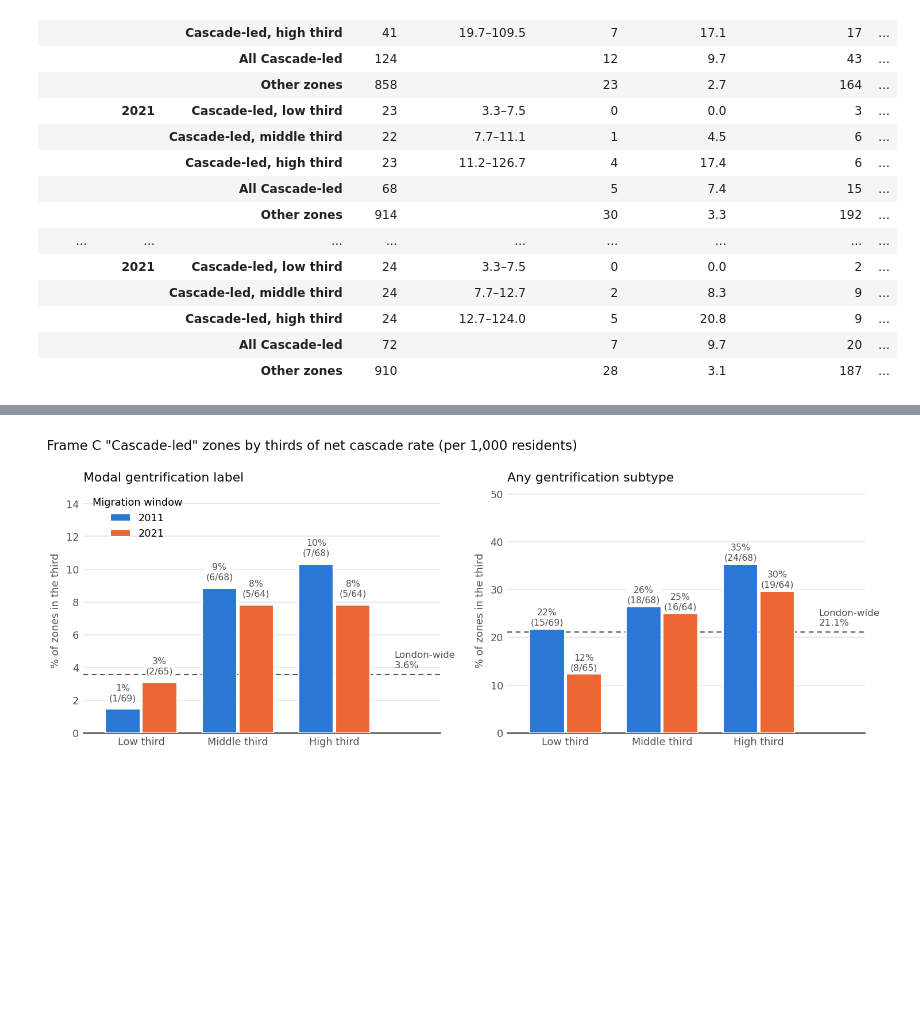
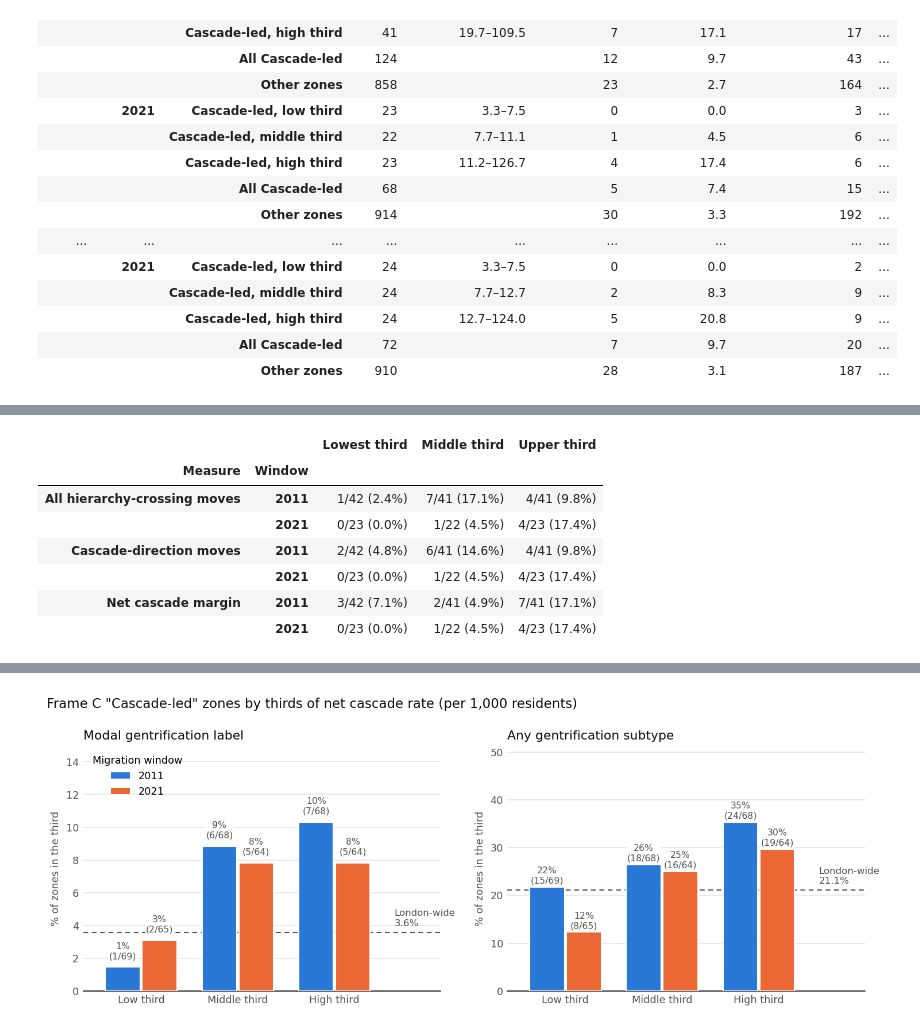
Before and after one commit to yxing82/dissertation-manuscript-replication, a Jupyter notebook: scripts/diag_population_rates.ipynb, the cells around one changed output, grey strips where cells are left out. Drawn from its saved outputs; the diff is of its cells as text; code cells hidden in the pictures; blank space fills up the shorter version.

Commit message:
update the population rate - third check under all frames

```diff
--- a/scripts/diag_population_rates.ipynb
+++ b/scripts/diag_population_rates.ipynb
@@ -601,0 +606,91 @@ display(pd.concat(long).set_index(["Frame", "Window", "Group"]).style.format(fmt
+# %%
+# Section 2 computed the hierarchy-crossing rate (C + E) / P and the net cascade
+# rate (C - E) / P. This cell adds the cascade-direction rate C / P, using
+# C = ((C + E) + (C - E)) / 2, then ranks the "Cascade-led" zones of each frame and
+# window by each measure in turn and splits them into equal-sized thirds.
+
+# cascade-direction moves and rate, checked against the raw flows (Frames A and C)
+for yr, Y in YEARS:
+    P = d[f"pop_{Y}"]
+    for fr in FRAMES:
+        d[f"casc_{fr}_{Y}"] = (d[f"xdec_{fr}_{Y}"] + d[f"net_{fr}_{Y}"]) / 2
+        d[f"casc_rate_{fr}_{Y}"] = PER * d[f"casc_{fr}_{Y}"] / P
+    for fr, s in [("A", yr), ("C", f"nat_{yr}")]:
+        c = d[f"Inflow_Wealthier_{s}"] + d[f"Outflow_Poorer_{s}"]
+        assert np.allclose(d[f"casc_{fr}_{Y}"], c), (fr, Y)
+
+S11_MEASURES = [("xdec_rate", "All hierarchy-crossing moves"),
+                ("casc_rate", "Cascade-direction moves"),
+                ("net_rate", "Net cascade margin")]
+S11_ORDER = [label for _, label in S11_MEASURES]
+S11_COLS = ["Lowest third", "Middle third", "Upper third"]
+
+rows = []
+for fr in FRAMES:
+    for yr, Y in YEARS:
+        cl = d[d[f"Typ_{fr}_{yr}"].eq("Cascade-led")]
+        for m, label in S11_MEASURES:
+            col = f"{m}_{fr}_{Y}"
+            third = pd.qcut(cl[col], 3, labels=THIRDS)
+            for t in THIRDS:
+                g = cl[third.eq(t)]
+                rows.append({"Frame": fr, "Window": Y, "Measure": label, "Third": t,
+                             "Zones": len(g),
+                             "Modal label": int(g.gen_modal.sum()),
+                             "Modal label %": 100 * g.gen_modal.mean(),
+                             "Rate min": g[col].min(), "Rate max": g[col].max()})
+s11 = pd.DataFrame(rows)
+
+# check: the net-cascade thirds equal those of section 4a (cell above)
+for (fr, Y), t in a2_thirds.items():
+    mine = s11[s11.Frame.eq(fr) & s11.Window.eq(Y) & s11.Measure.eq("Net cascade margin")]
+    assert mine["Zones"].tolist() == t["Zones"].iloc[:3].tolist(), (fr, Y)
+    assert mine["Modal label"].tolist() == t["Modal label"].iloc[:3].tolist(), (fr, Y)
+
+s11["Cell"] = [f"{k}/{n} ({p:.1f}%)"
+               for k, n, p in zip(s11["Modal label"], s11["Zones"], s11["Modal label %"])]
+s11["Range"] = [f"{a:.1f}–{b:.1f}" for a, b in zip(s11["Rate min"], s11["Rate max"])]
+
+
+def s11_wide(fr, value):
+    """One frame in the layout of Table S11: rows measure x window, columns thirds."""
+    w = (s11[s11.Frame.eq(fr)]
+         .set_index(["Measure", "Window", "Third"])[value]
+         .unstack("Third")[THIRDS])
+    w.columns = S11_COLS
+    idx = pd.MultiIndex.from_product([S11_ORDER, [Y for _, Y in YEARS]],
+                                     names=["Measure", "Window"])
+    return w.reindex(idx)
+
+
+print(f"4d. Zones carrying the modal gentrification label among \"Cascade-led\" zones, "
+      f"by thirds of each rate (per 1,000 usual residents). London-wide: {london_modal:.1f}%.")
+for fr in FRAMES:
+    top = s11[s11.Frame.eq(fr)]["Modal label %"].max()
+    print(f"\nFrame {fr}: modal label share (highest in any third: {top:.1f}%)")
+    display(s11_wide(fr, "Cell"))
+    print(f"Frame {fr}: rate range of each third (moves per 1,000 usual residents)")
+    display(s11_wide(fr, "Range"))
+
+# check against SI Table S11 (v27), Frame C: (zones with label, zones) per third
+PUBLISHED_S11 = {
+    ("All hierarchy-crossing moves", "2011"): [(1, 69), (9, 68), (4, 68)],
+    ("All hierarchy-crossing moves", "2021"): [(1, 65), (2, 64), (9, 64)],
+    ("Cascade-direction moves", "2011"): [(0, 69), (10, 68), (4, 68)],
+    ("Cascade-direction moves", "2021"): [(1, 65), (1, 64), (10, 64)],
+    ("Net cascade margin", "2011"): [(1, 69), (6, 68), (7, 68)],
+    ("Net cascade margin", "2021"): [(2, 65), (5, 64), (5, 64)],
+}
+diffs = []
+for (label, Y), expected in PUBLISHED_S11.items():
+    got = s11[s11.Frame.eq("C") & s11.Measure.eq(label) & s11.Window.eq(Y)]
+    got = list(zip(got["Modal label"], got["Zones"]))
+    if got != expected:
+        diffs.append(f"  {label}, {Y}: SI has {expected}, notebook gives {got}")
+print("\nFrame C reproduces SI Table S11 in every cell." if not diffs
+      else "\nFrame C differs from SI Table S11:\n" + "\n".join(diffs))
+
+OUT_S11 = OUT / f"diag_population_rates_tableS11_{STAMP}.csv"
+s11.drop(columns=["Cell", "Range"]).to_csv(OUT_S11, index=False, float_format="%.4f")
+print("wrote", OUT_S11.relative_to(ROOT))
+# %% [output]
@@ -601,0 +700,8 @@ display(pd.concat(long).set_index(["Frame", "Window", "Group"]).style.format(fmt
+|  |  | Lowest third | Middle third | Upper third |
+| Measure | Window |  |  |  |
+| All hierarchy-crossing moves | 2011 | 1/42 (2.4%) | 7/41 (17.1%) | 4/41 (9.8%) |
+|  | 2021 | 0/23 (0.0%) | 1/22 (4.5%) | 4/23 (17.4%) |
+| Cascade-direction moves | 2011 | 2/42 (4.8%) | 6/41 (14.6%) | 4/41 (9.8%) |
+|  | 2021 | 0/23 (0.0%) | 1/22 (4.5%) | 4/23 (17.4%) |
+| Net cascade margin | 2011 | 3/42 (7.1%) | 2/41 (4.9%) | 7/41 (17.1%) |
+|  | 2021 | 0/23 (0.0%) | 1/22 (4.5%) | 4/23 (17.4%) |
```
Also changed, not shown: parts of 2 cells of this notebook, 2 other files.
